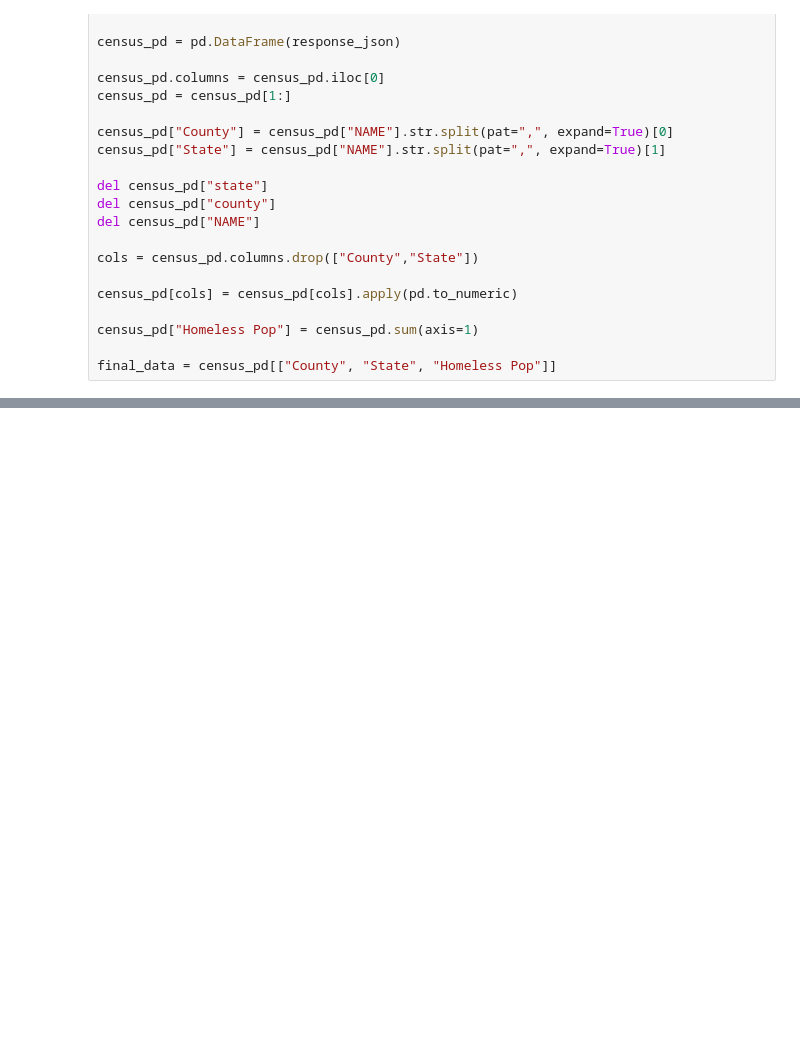
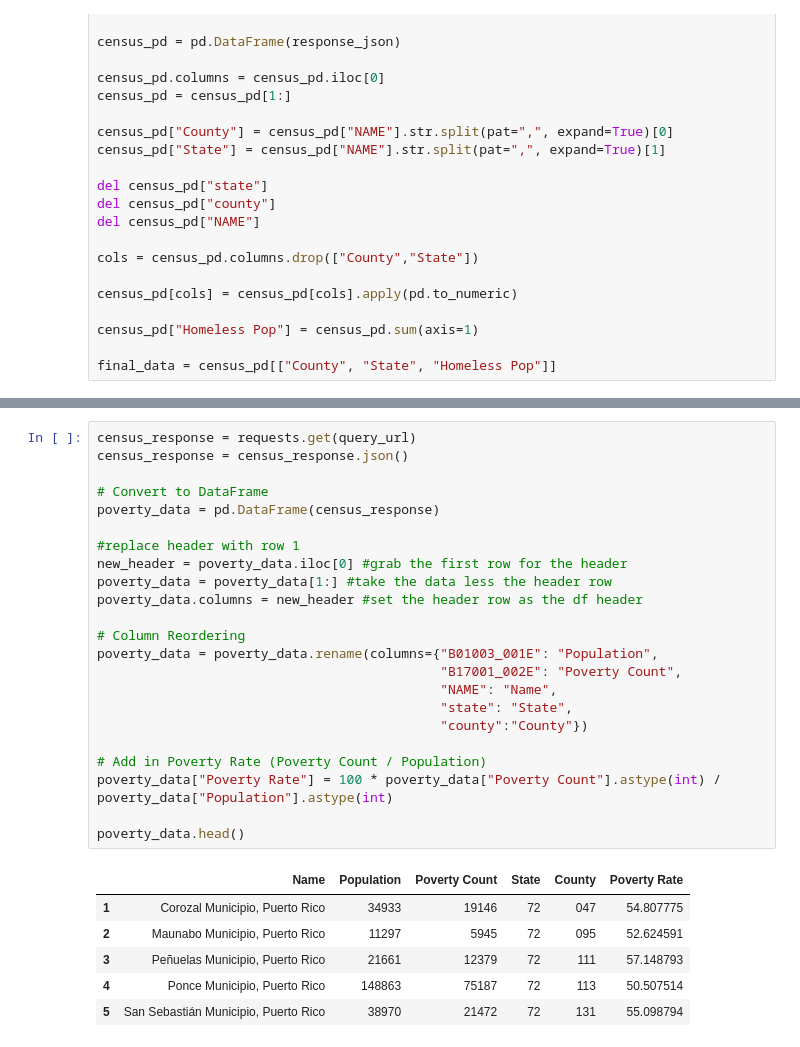
Before and after one commit to sbogdan-sb/Data_Viz_Project, a Jupyter notebook: Homeless_Analysis.ipynb, the cells around one changed output, grey strips where cells are left out. Drawn from its saved outputs; the diff is of its cells as text; blank space fills up the shorter version.

```diff
--- a/Homeless_Analysis.ipynb
+++ b/Homeless_Analysis.ipynb
@@ -51,0 +98,30 @@ final_data.head(20)
+# %%
+census_response = requests.get(query_url)
+census_response = census_response.json()
+
+# Convert to DataFrame
+poverty_data = pd.DataFrame(census_response)
+
+#replace header with row 1
+new_header = poverty_data.iloc[0] #grab the first row for the header
+poverty_data = poverty_data[1:] #take the data less the header row
+poverty_data.columns = new_header #set the header row as the df header
+
+# Column Reordering
+poverty_data = poverty_data.rename(columns={"B01003_001E": "Population",
+                                            "B17001_002E": "Poverty Count",
+                                            "NAME": "Name",
+                                            "state": "State",
+                                            "county":"County"})
+
+# Add in Poverty Rate (Poverty Count / Population)
+poverty_data["Poverty Rate"] = 100 * poverty_data["Poverty Count"].astype(int) / poverty_data["Population"].astype(int)
+
+poverty_data.head()
+# %% [output]
+|  | Name | Population | Poverty Count | State | County | Poverty Rate |
+| 1 | Corozal Municipio, Puerto Rico | 34933 | 19146 | 72 | 047 | 54.807775 |
+| 2 | Maunabo Municipio, Puerto Rico | 11297 | 5945 | 72 | 095 | 52.624591 |
+| 3 | Peñuelas Municipio, Puerto Rico | 21661 | 12379 | 72 | 111 | 57.148793 |
+| 4 | Ponce Municipio, Puerto Rico | 148863 | 75187 | 72 | 113 | 50.507514 |
+| 5 | San Sebastián Municipio, Puerto Rico | 38970 | 21472 | 72 | 131 | 55.098794 |
```
Also changed, not shown: parts of 10 cells of this notebook, 3 other files.
